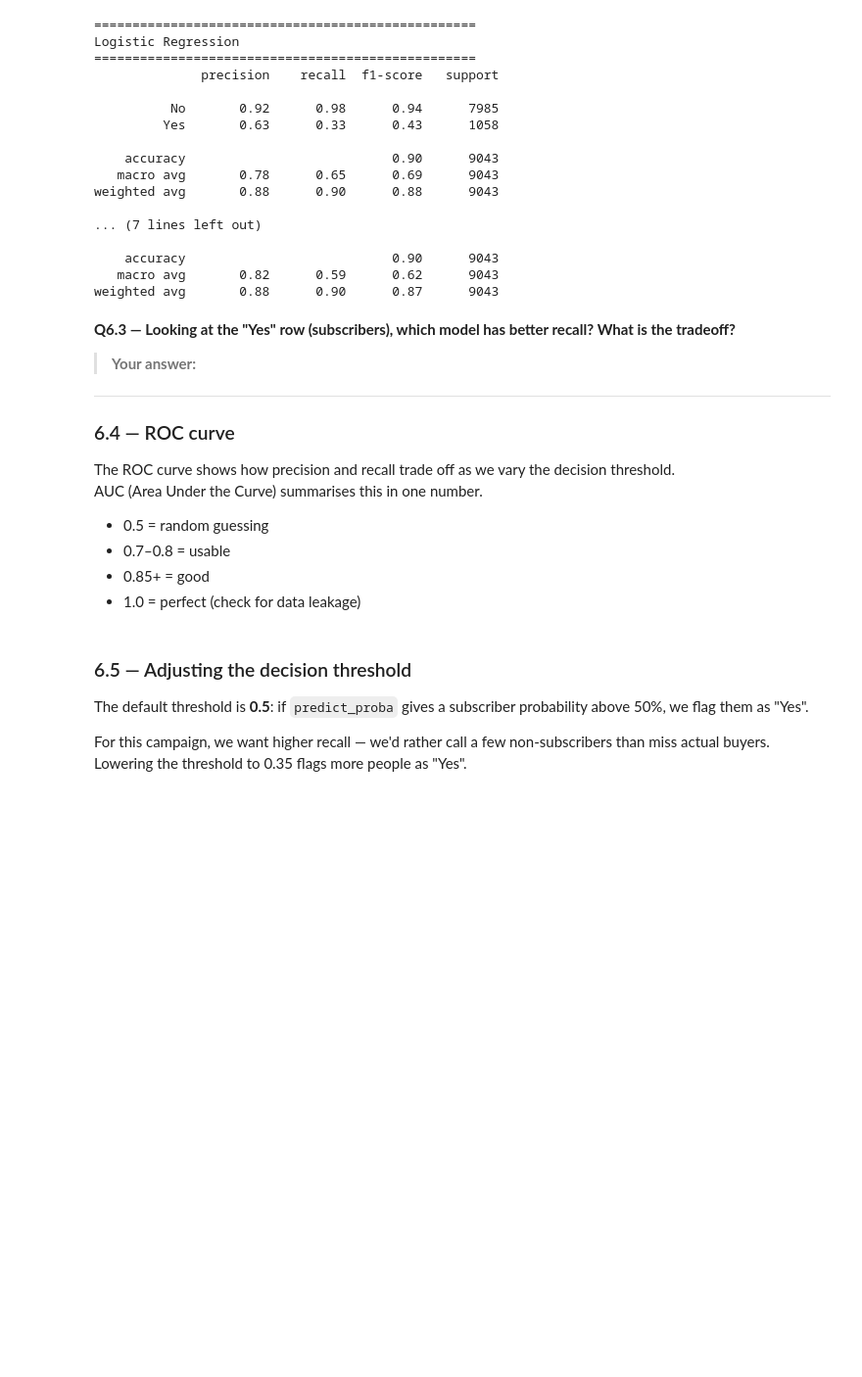
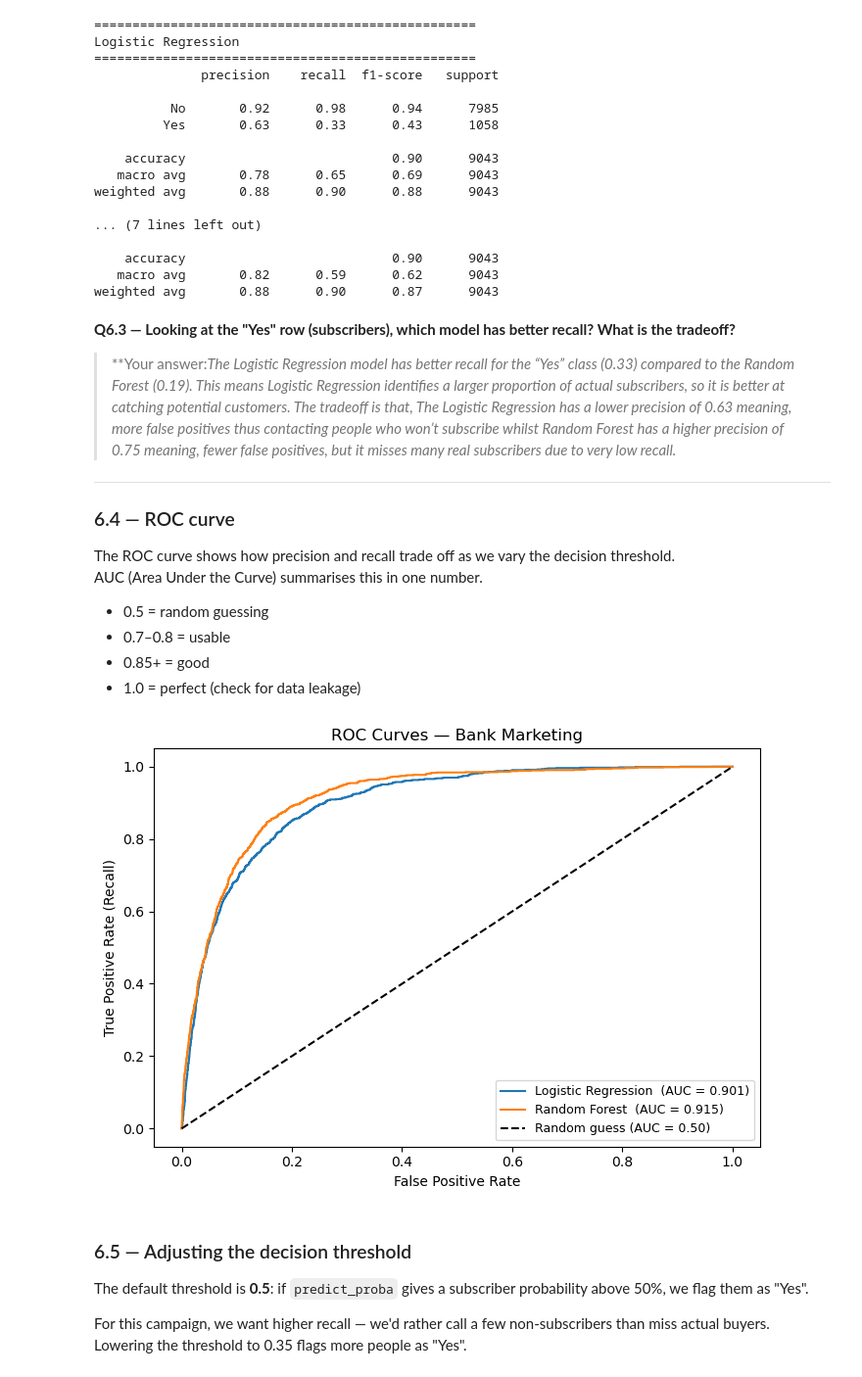
Before and after one commit to ReginaRobertson/Thrive-Africa-AdMLAI-Group-5-Assignments, a Jupyter notebook: AdMLAI_group_5_week5_assignment.ipynb, the cells around one changed output. Shown at 98% size. Cells and saved outputs as stored; diff of their text form; code cells hidden in the pictures; blank space fills up the shorter version.

```diff
--- a/AdMLAI_group_5_week5_assignment.ipynb
+++ b/AdMLAI_group_5_week5_assignment.ipynb
@@ -815,7 +815,8 @@ weighted avg       0.88      0.90      0.87      9043
 # %% [markdown]
 **Q6.3 — Looking at the "Yes" row (subscribers), which model has better recall? What is the tradeoff?**
 
-> **Your answer:**
+> **Your answer:*The Logistic Regression model has better recall for the “Yes” class (0.33) compared to the Random Forest (0.19). This means Logistic Regression identifies a larger proportion of actual subscribers, so it is better at catching potential customers.
+The tradeoff is that, The Logistic Regression has a lower precision of 0.63 meaning, more false positives thus contacting people who won’t subscribe whilst Random Forest has a higher precision of 0.75 meaning, fewer false positives, but it misses many real subscribers due to very low recall.*
 
 ---
 
@@ -830,24 +831,25 @@ AUC (Area Under the Curve) summarises this in one number.
 # %%
 plt.figure(figsize=(7, 5))
 
 for name, pipeline in [
     ("Logistic Regression", logreg_pipeline),
     ("Random Forest",       rf_pipeline),
 ]:
-    y_proba = pipeline.predict_proba(X_test)# YOUR CODE HERE
-    # Hint: predict_proba returns probabilities for both classes
-    # [:, 1] selects the probability of class 1 ("Yes")
+    y_proba = pipeline.predict_proba(X_test)[:, 1]
+
     fpr, tpr, _ = roc_curve(y_test, y_proba)
     auc = roc_auc_score(y_test, y_proba)
     plt.plot(fpr, tpr, label=f"{name}  (AUC = {auc:.3f})")
 
 plt.plot([0, 1], [0, 1], "k--", label="Random guess (AUC = 0.50)")
 plt.xlabel("False Positive Rate")
 plt.ylabel("True Positive Rate (Recall)")
 plt.title("ROC Curves — Bank Marketing")
 plt.legend(loc="lower right", fontsize=9)
 plt.tight_layout()
 plt.show()
+# %% [output]
+[figure, added]
 # %% [markdown]
 ### 6.5 — Adjusting the decision threshold
 
```
Also changed, not shown: parts of 9 cells of this notebook.
